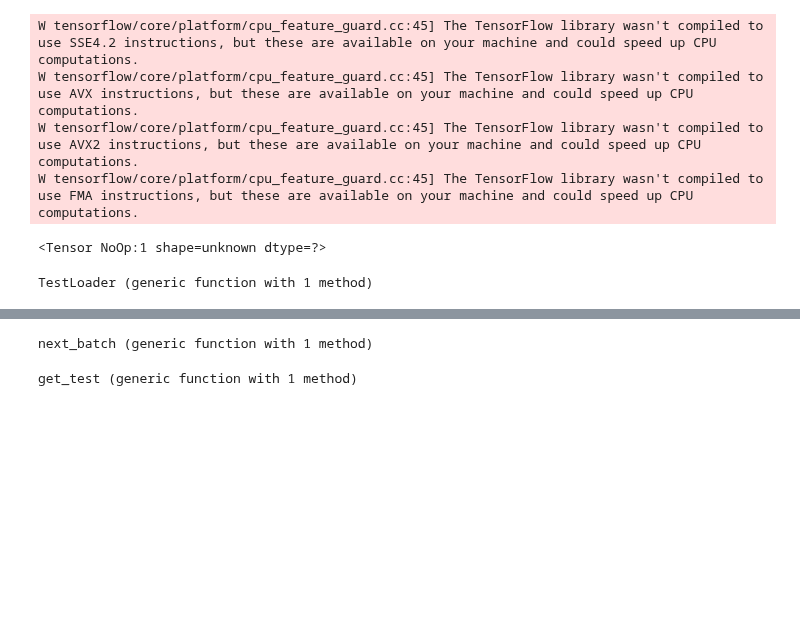
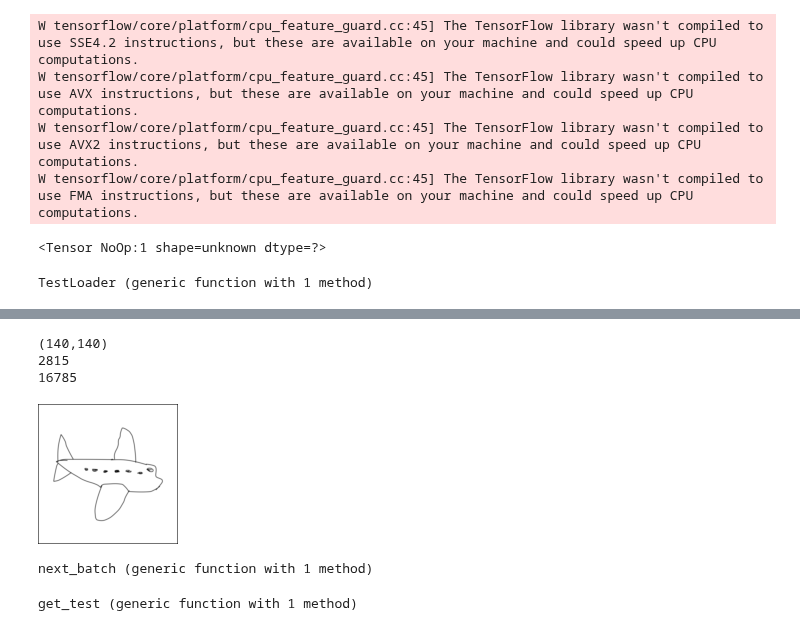
Before and after one commit to Maast3r/DrawSomethingAI, a Jupyter notebook: Draw Something 10.ipynb, the cells around one changed output, grey strips where cells are left out. Saved outputs shown, nothing was run; the diff lists cells and outputs as text; code cells hidden in the pictures; blank space fills up the shorter version.

```diff
--- a/Draw Something 10.ipynb
+++ b/Draw Something 10.ipynb
@@ -99,3 +124,17 @@ TestLoader (generic function with 1 method)
+# %%
+even_smaller_image = restrict(smaller_image)
+println(size(even_smaller_image))
+test = reshape(even_smaller_image, 19600)
+black_pixels = filter(x-> x.val!=1, test)
+white_pixels = filter(x-> x.val==1, test)
+println(length(black_pixels))
+println(length(white_pixels))
+asdf = colorim(even_smaller_image)
+# %% [output]
+(140,140)
+2815
+16785
+[figure, added]
 # %%
 function next_batch(loader::DataLoader, batch_size)
     x = zeros(Float32, batch_size, 77841)
```
Also changed, not shown: parts of 9 cells of this notebook.
